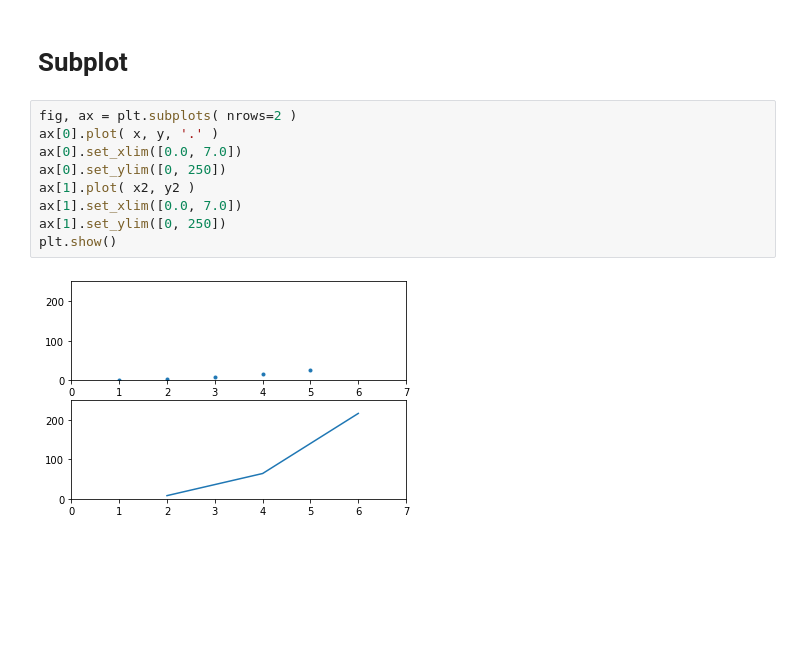
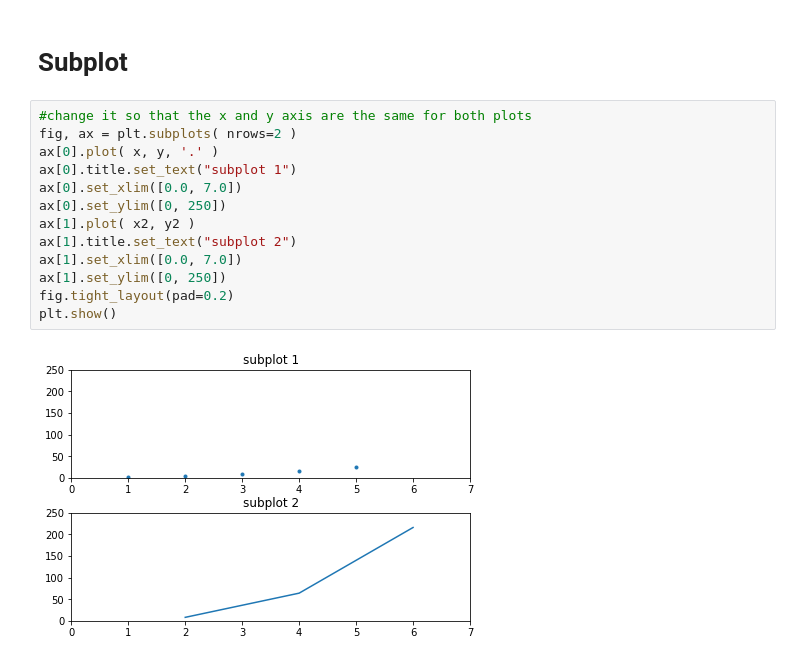
Before and after one commit to axu-bioinfo/qbb2020-answers, a Jupyter notebook: day1-lunch/lunch_exercise_1.ipynb, the cells around one changed output. Cells and saved outputs as stored; diff of their text form; blank space fills up the shorter version.

Commit message:
the x and the y axis are the same for both subplots

```diff
--- a/day1-lunch/lunch_exercise_1.ipynb
+++ b/day1-lunch/lunch_exercise_1.ipynb
@@ -61,13 +61,17 @@ plt.show()
 # %% [markdown]
 # Subplot
 # %%
+#change it so that the x and y axis are the same for both plots
 fig, ax = plt.subplots( nrows=2 )
 ax[0].plot( x, y, '.' )
+ax[0].title.set_text("subplot 1")
 ax[0].set_xlim([0.0, 7.0])
 ax[0].set_ylim([0, 250])
 ax[1].plot( x2, y2 )
+ax[1].title.set_text("subplot 2")
 ax[1].set_xlim([0.0, 7.0])
 ax[1].set_ylim([0, 250])
+fig.tight_layout(pad=0.2)
 plt.show()
 # %% [output]
-[figure, old version]
+[figure, new version]
```
